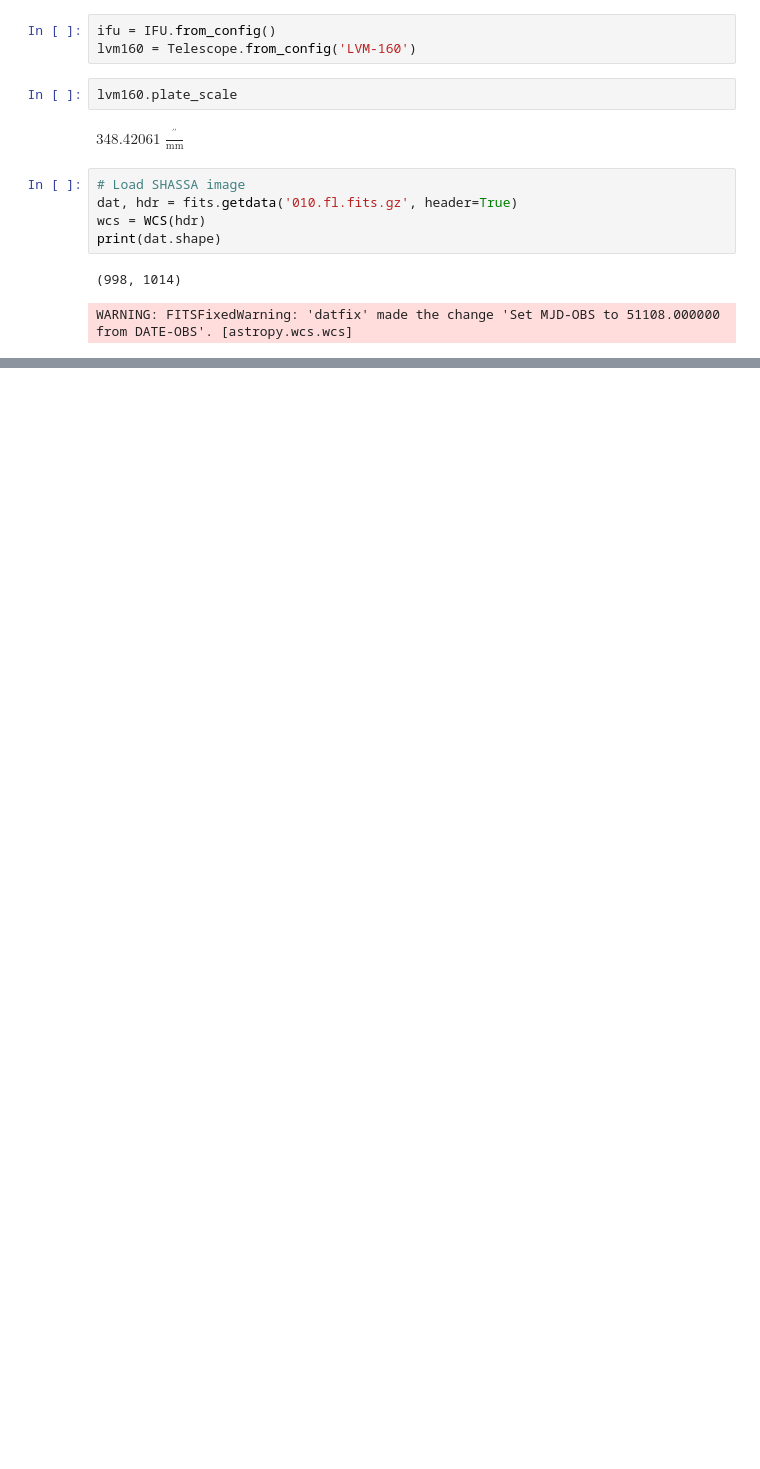
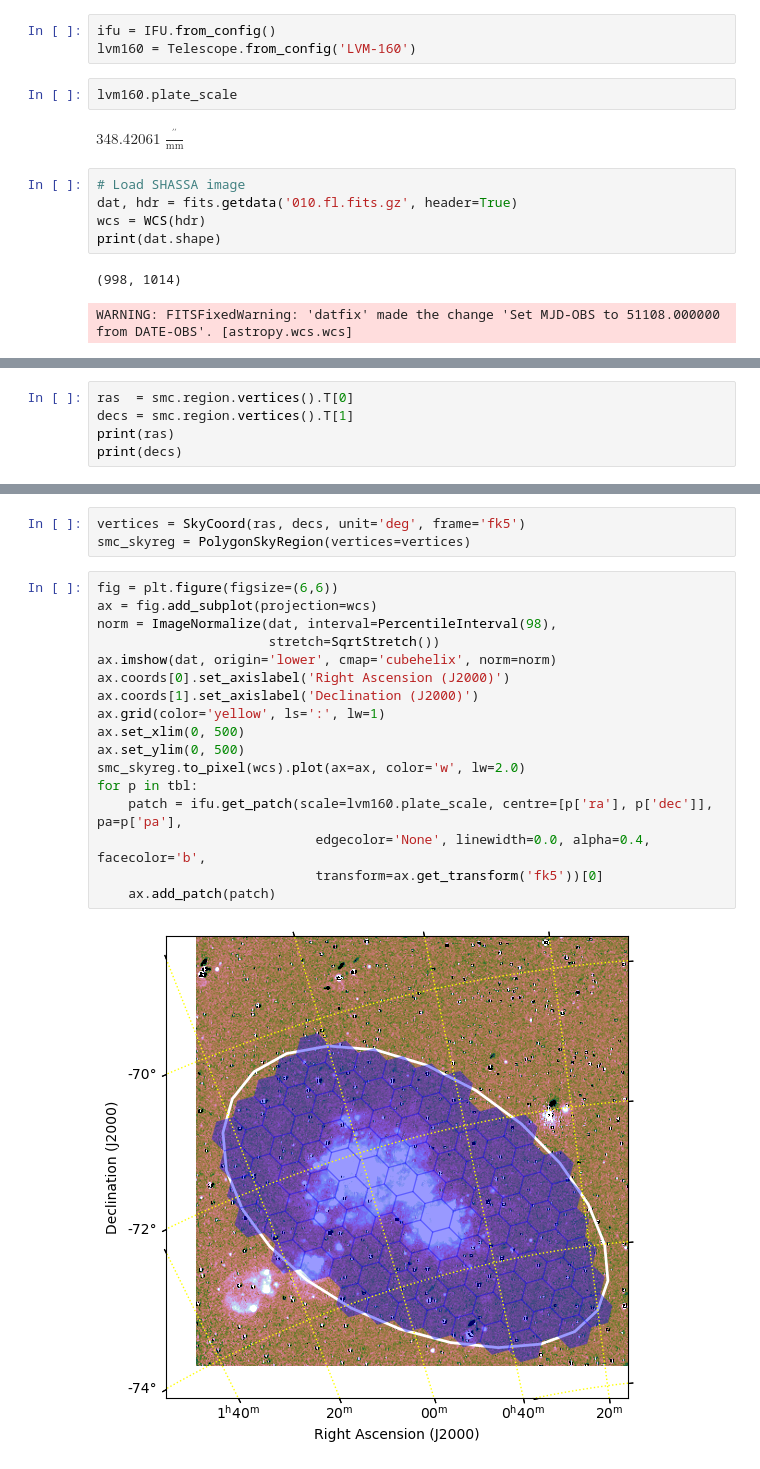
Before and after one commit to sdss/lvm_early_science, a Jupyter notebook: tilingsims/SMCTiling.ipynb, the cells around one changed output, grey strips where cells are left out. Cells and saved outputs as stored; diff of their text form; blank space fills up the shorter version.

```diff
--- a/tilingsims/SMCTiling.ipynb
+++ b/tilingsims/SMCTiling.ipynb
@@ -109,0 +109,5 @@ ax.invert_xaxis()
+# %%
+ras  = smc.region.vertices().T[0]
+decs = smc.region.vertices().T[1]
+print(ras)
+print(decs)
@@ -109,0 +125,22 @@ ax.invert_xaxis()
+# %%
+vertices = SkyCoord(ras, decs, unit='deg', frame='fk5')
+smc_skyreg = PolygonSkyRegion(vertices=vertices)
+# %%
+fig = plt.figure(figsize=(6,6))
+ax = fig.add_subplot(projection=wcs)
+norm = ImageNormalize(dat, interval=PercentileInterval(98),
+                      stretch=SqrtStretch())
+ax.imshow(dat, origin='lower', cmap='cubehelix', norm=norm)
+ax.coords[0].set_axislabel('Right Ascension (J2000)')
+ax.coords[1].set_axislabel('Declination (J2000)')
+ax.grid(color='yellow', ls=':', lw=1)
+ax.set_xlim(0, 500)
+ax.set_ylim(0, 500)
+smc_skyreg.to_pixel(wcs).plot(ax=ax, color='w', lw=2.0)
+for p in tbl:
+    patch = ifu.get_patch(scale=lvm160.plate_scale, centre=[p['ra'], p['dec']], pa=p['pa'],
+                            edgecolor='None', linewidth=0.0, alpha=0.4, facecolor='b',
+                            transform=ax.get_transform('fk5'))[0]
+    ax.add_patch(patch)
+# %% [output]
+[figure, added]
```
Also changed, not shown: parts of 11 cells of this notebook.
